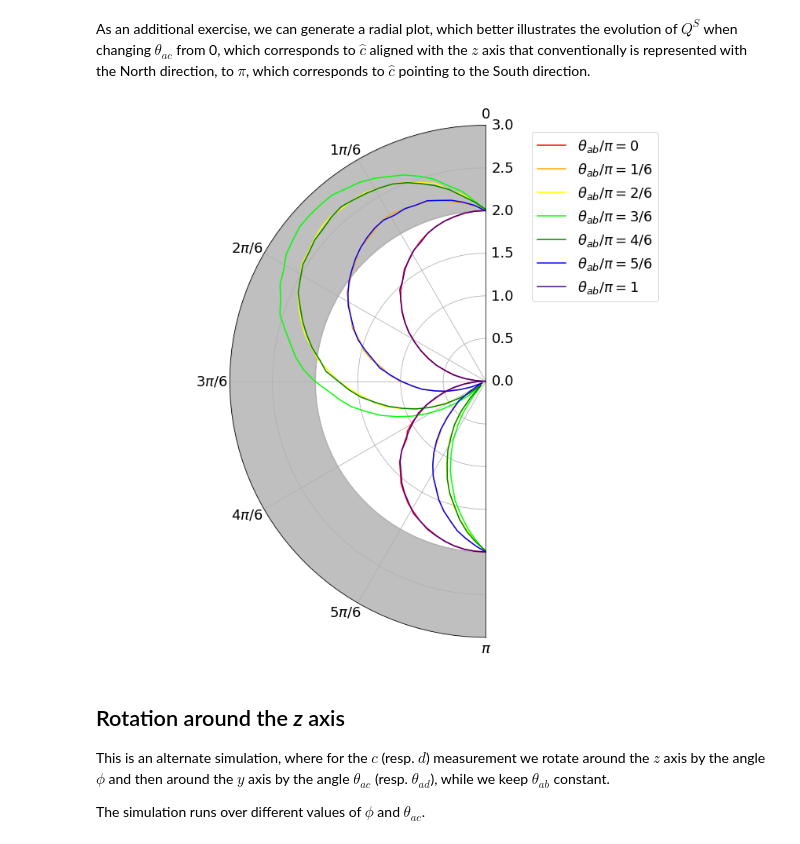
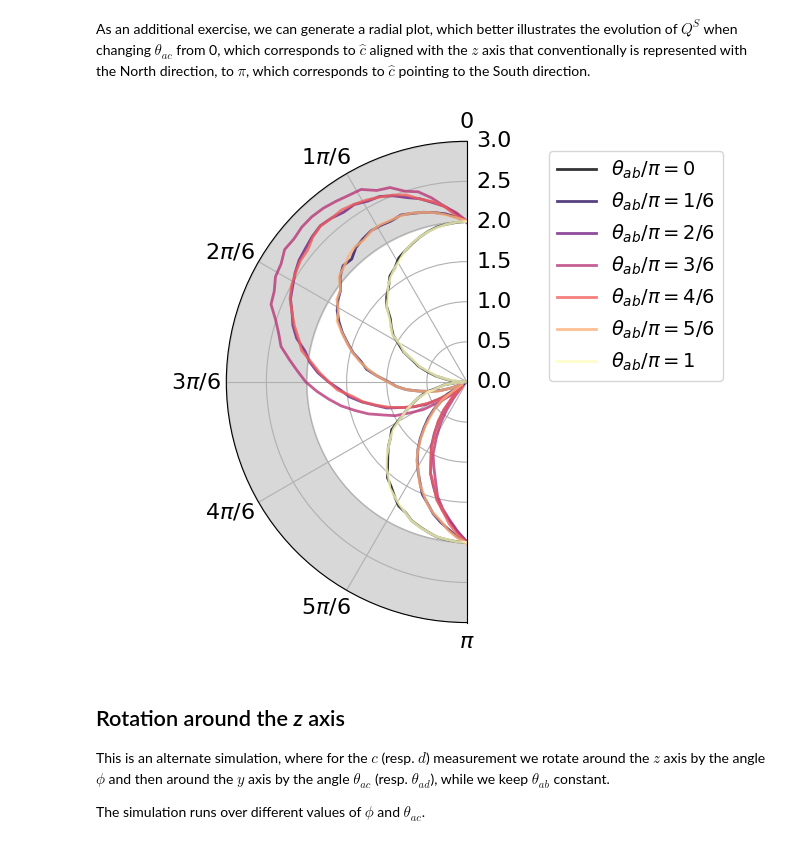
Before and after one commit to qiboteam/qiboedu, a Jupyter notebook: notebooks/CHSH inequality.ipynb, the cells around one changed output. Saved outputs shown, nothing was run; the diff lists cells and outputs as text; code cells hidden in the pictures.

Commit message:
also chsh is working now

```diff
--- a/notebooks/CHSH inequality.ipynb
+++ b/notebooks/CHSH inequality.ipynb
@@ -108,23 +113,3 @@ Completed in 8.1 seconds
 ## Plots
 
 Here we plot the obtained values of $Q^S$ using multiple parametric lines and common `matplotlib` primitives.
-# %%
-plt.rcParams.update({'font.size': 18})
-colors = ["red", "orange", "yellow", "lime", "green", "blue", "indigo"]
-fig, ax = plt.subplots(figsize=(15, 8))
-th = [(i/ac_steps) for i in range(ac_steps+1)]
-labels=['$\\theta_{ab}/\pi = 0$'] + ['$\\theta_{ab}/\pi = %d/%d$' % (i_ab, ab_steps) for i_ab in range(1, ab_steps)] + ['$\\theta_{ab}/\pi = 1$']
-
-for i_ab in range(ab_steps+1):
-    ax.plot(th, Q_S1[i_ab][:len(th)], color=colors[i_ab], label=labels[i_ab])
-    #ax.plot(th, Q_S2[i_ab][:len(th)], color=colors[i_ab], label=labels[i_ab])
-
-# color the violation band
-ax.fill_between(x=th, y1=2, y2=3, color="0.5", alpha=0.5)
-ax.set_ylim([0, 3])
-plt.xlabel('$\\theta_{ac} / \pi$')
-plt.ylabel('$Q^S$')
-plt.grid(True)
-plt.legend(loc='upper right')
-plt.show()
-#fig.savefig("simulation_CHSH_Qibo.pdf")
@@ -133,28 +116,9 @@ plt.show()
 # %% [markdown]
 As an additional exercise, we can generate a radial plot, which better illustrates the evolution of $Q^S$ when changing $\theta_{ac}$ from 0, which corresponds to $\hat{c}$ aligned with the $z$ axis that conventionally is represented with the North direction, to $\pi$, which corresponds to $\hat{c}$ pointing to the South direction.
 # %%
-fig, ax = plt.subplots(figsize=(12, 12), subplot_kw={'projection': 'polar'})
-th = [(i*pi/ac_steps) for i in range(ac_steps+1)]
-
-for i_ab in range(ab_steps+1):
-    ax.plot(th, Q_S1[i_ab][:len(th)], color=colors[i_ab], label=labels[i_ab])
-
-# color the violation band
-ax.fill_between(x=th, y1=2, y2=3, color="0.5", alpha=0.5)
-
-ax.set_xticks([(i*pi/6) for i in range(7)], labels=['0'] + ['$%d\\pi/6$    ' % i for i in range(1, 6)] + ['$\\pi$'])
-ax.set_theta_zero_location("N")
-ax.set_thetamin(0)
-ax.set_thetamax(180)
-ax.set_ylim([0, 3])
-
-#plt.title('Violation of the CHSH inequality')
-plt.grid(True)
-ax.legend(bbox_to_anchor=(1.1, 1.0))
-plt.show()
-#fig.savefig("simulation_CHSH_Qibo_polar.pdf")
+plot_bell_inequalities(Q_values=Q_S1, ac_steps=ac_steps, ab_steps=ab_steps, img_width=1, savetitle="chsh_qibo_2", experiment="chsh", legendloc=3, plot_projection="polar")
 # %% [output]
-[figure, old version]
+[figure, new version]
 # %% [markdown]
 ## Rotation around the _z_ axis
 
```
Also changed, not shown: parts of 7 cells of this notebook, 3 other files.
